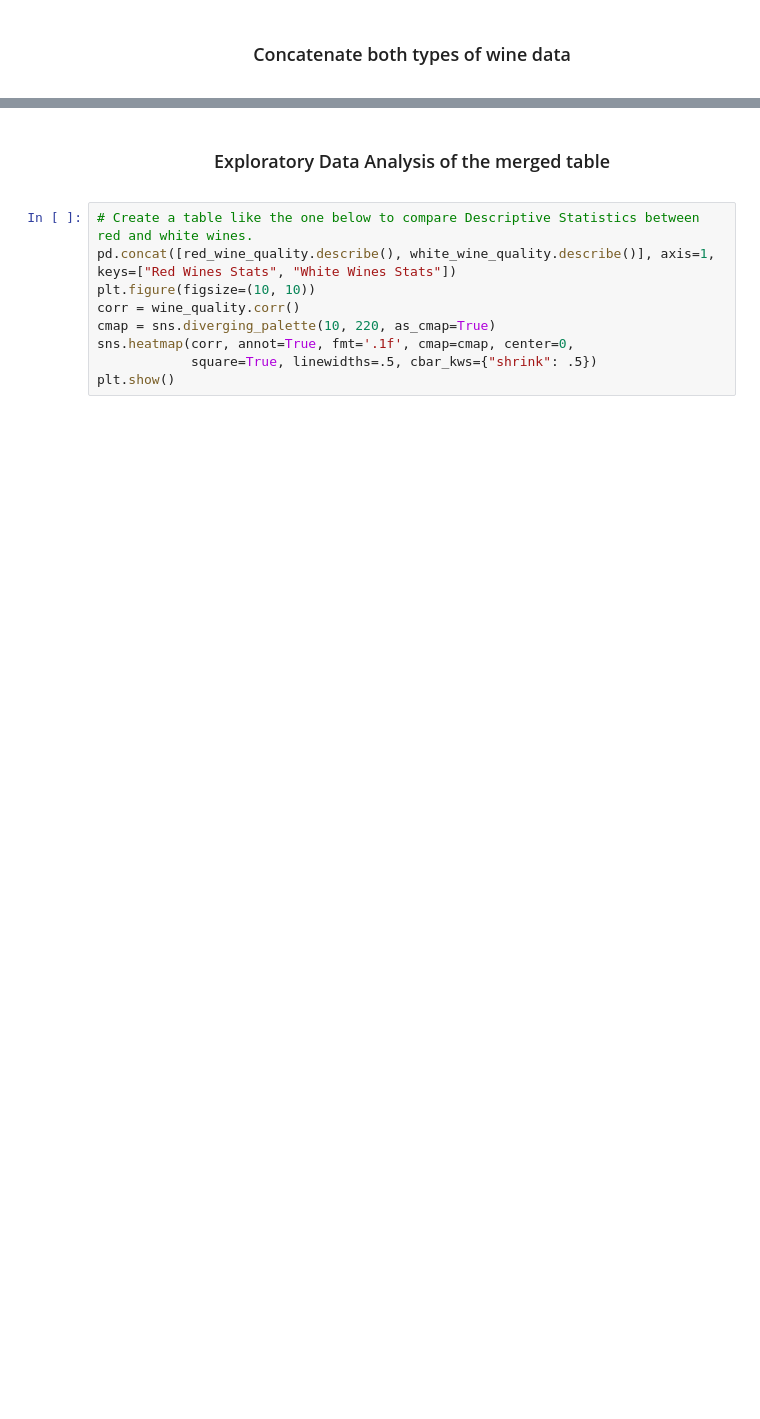
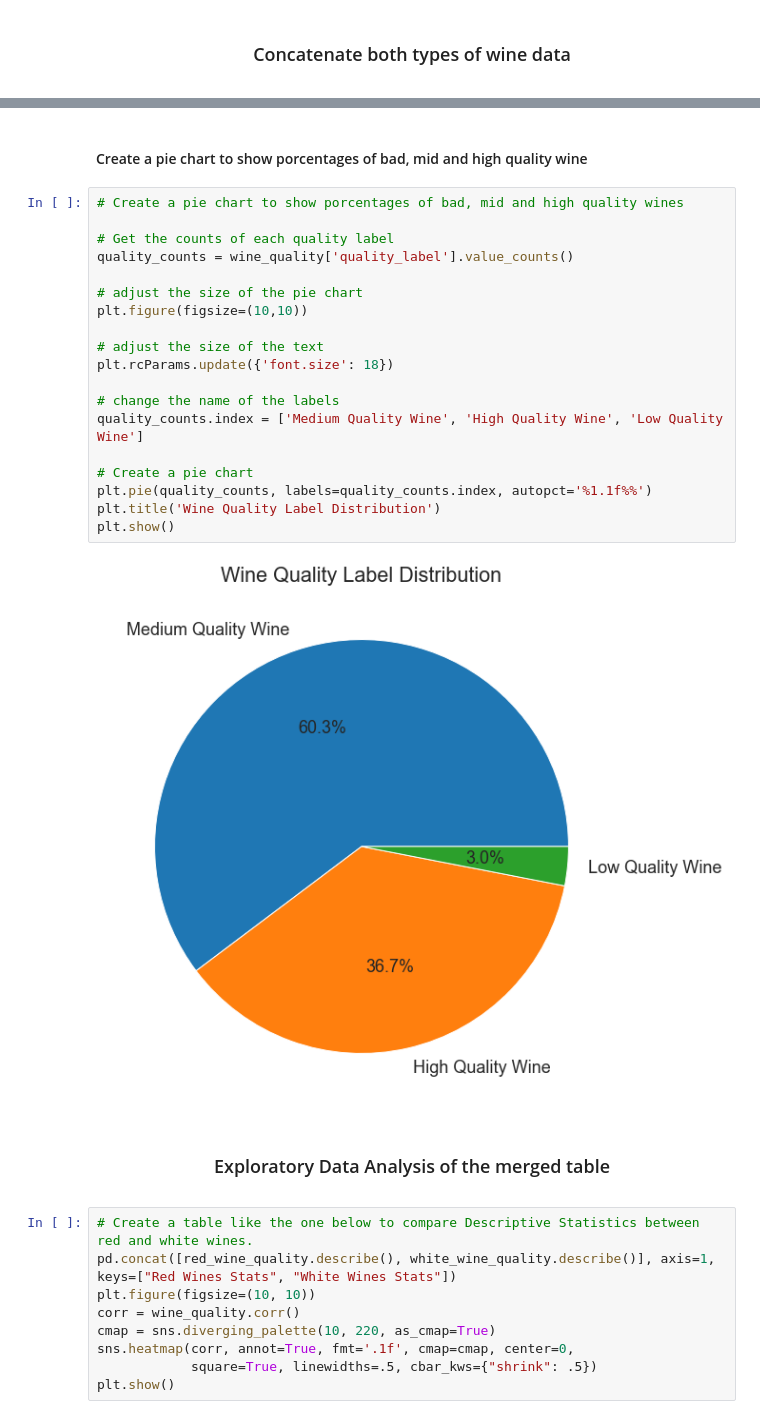
Before and after one commit to MaxLopezSalgado/wine_quality, a Jupyter notebook: wine_quality.ipynb, the cells around one changed output, grey strips where cells are left out. Saved outputs shown, nothing was run; the diff lists cells and outputs as text; blank space fills up the shorter version.

```diff
--- a/wine_quality.ipynb
+++ b/wine_quality.ipynb
@@ -336,6 +368,29 @@ wine_quality.describe()
 | 50% | 7.000000 | 0.290000 | 0.310000 | 3.000000 | 0.047000 | 29.000000 | ... |
 | 75% | 7.700000 | 0.400000 | 0.390000 | 8.100000 | 0.065000 | 41.000000 | ... |
 | max | 15.900000 | 1.580000 | 1.660000 | 65.800000 | 0.611000 | 289.000000 | ... |
+# %% [markdown]
+#### Create a pie chart to show porcentages of bad, mid and high quality wine
+# %%
+# Create a pie chart to show porcentages of bad, mid and high quality wines
+
+# Get the counts of each quality label
+quality_counts = wine_quality['quality_label'].value_counts()
+
+# adjust the size of the pie chart
+plt.figure(figsize=(10,10))
+
+# adjust the size of the text
+plt.rcParams.update({'font.size': 18})
+
+# change the name of the labels
+quality_counts.index = ['Medium Quality Wine', 'High Quality Wine', 'Low Quality Wine']
+
+# Create a pie chart
+plt.pie(quality_counts, labels=quality_counts.index, autopct='%1.1f%%')
+plt.title('Wine Quality Label Distribution')
+plt.show()
+# %% [output]
+[figure, added]
 # %% [markdown]
 
 <center><h3> Exploratory Data Analysis of the merged table</center></h3>
```
Also changed, not shown: parts of 20 cells of this notebook.
